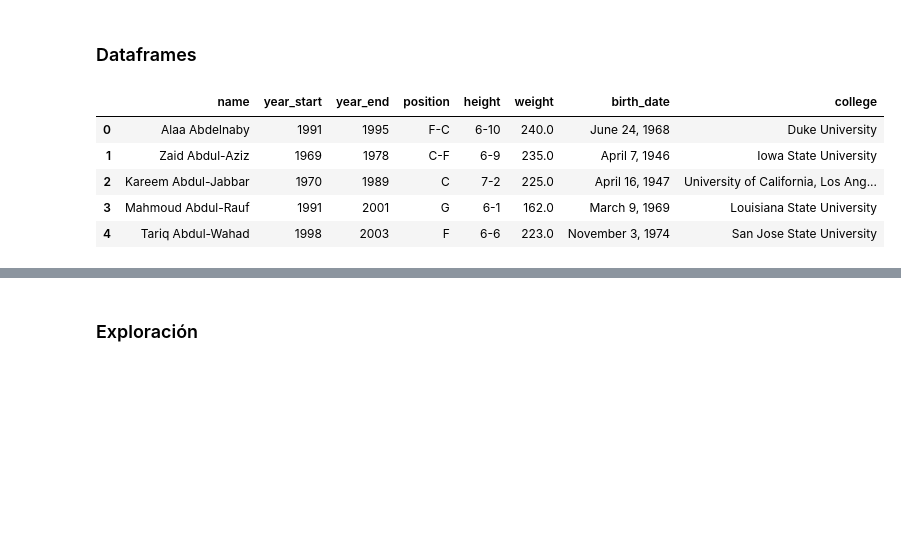
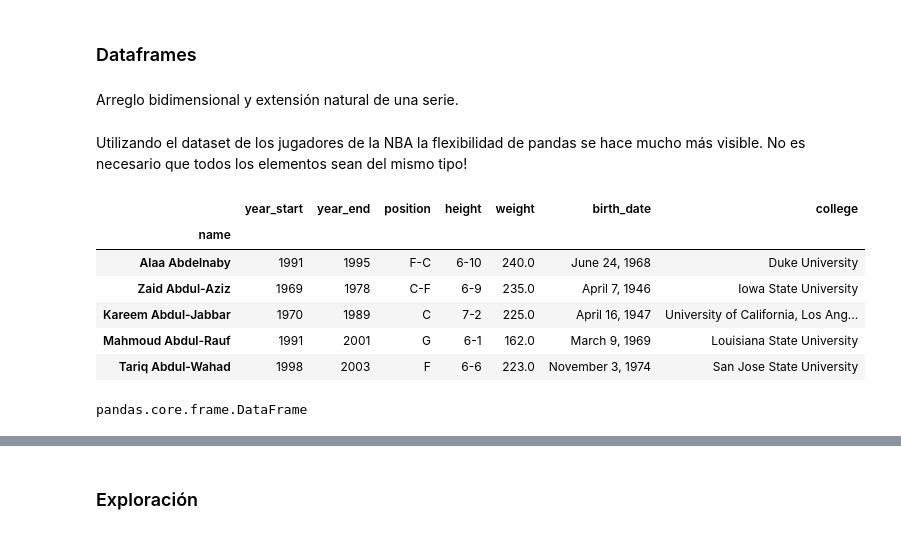
Before and after one commit to sebastiandres/mat281_m01_introduccion, a Jupyter notebook: 04_numpy_and_pandas/04_numpy_and_pandas.ipynb, the cells around one changed output, grey strips where cells are left out. Saved outputs shown, nothing was run; the diff lists cells and outputs as text; code cells hidden in the pictures; blank space fills up the shorter version.

Commit message:
Some cells about series and dataframes in pandas

```diff
--- a/04_numpy_and_pandas/04_numpy_and_pandas.ipynb
+++ b/04_numpy_and_pandas/04_numpy_and_pandas.ipynb
@@ -53,12 +280,21 @@ import pandas as pd
 # %% [markdown]
 ### Dataframes
+# %% [markdown]
+Arreglo bidimensional y extensión natural de una serie.
+# %% [markdown]
+Utilizando el dataset de los jugadores de la NBA la flexibilidad de pandas se hace mucho más visible. No es necesario que todos los elementos sean del mismo tipo!
 # %%
-player_data = pd.read_csv(os.path.join('data', 'player_data.csv'))
+player_data = pd.read_csv(os.path.join('data', 'player_data.csv'), index_col='name')
 player_data.head()
 # %% [output]
-|  | name | year_start | year_end | position | height | weight | birth_date | college |
-| 0 | Alaa Abdelnaby | 1991 | 1995 | F-C | 6-10 | 240.0 | June 24, 1968 | Duke University |
-| 1 | Zaid Abdul-Aziz | 1969 | 1978 | C-F | 6-9 | 235.0 | April 7, 1946 | Iowa State University |
-| 2 | Kareem Abdul-Jabbar | 1970 | 1989 | C | 7-2 | 225.0 | April 16, 1947 | University of California, Los Ang... |
-| 3 | Mahmoud Abdul-Rauf | 1991 | 2001 | G | 6-1 | 162.0 | March 9, 1969 | Louisiana State University |
-| 4 | Tariq Abdul-Wahad | 1998 | 2003 | F | 6-6 | 223.0 | November 3, 1974 | San Jose State University |
+|  | year_start | year_end | position | height | weight | birth_date | college |
+| name |  |  |  |  |  |  |  |
+| Alaa Abdelnaby | 1991 | 1995 | F-C | 6-10 | 240.0 | June 24, 1968 | Duke University |
+| Zaid Abdul-Aziz | 1969 | 1978 | C-F | 6-9 | 235.0 | April 7, 1946 | Iowa State University |
+| Kareem Abdul-Jabbar | 1970 | 1989 | C | 7-2 | 225.0 | April 16, 1947 | University of California, Los Ang... |
+| Mahmoud Abdul-Rauf | 1991 | 2001 | G | 6-1 | 162.0 | March 9, 1969 | Louisiana State University |
+| Tariq Abdul-Wahad | 1998 | 2003 | F | 6-6 | 223.0 | November 3, 1974 | San Jose State University |
+# %%
+type(player_data)
+# %% [output]
+pandas.core.frame.DataFrame
```
Also changed, not shown: parts of 55 cells of this notebook, 2 other files.
